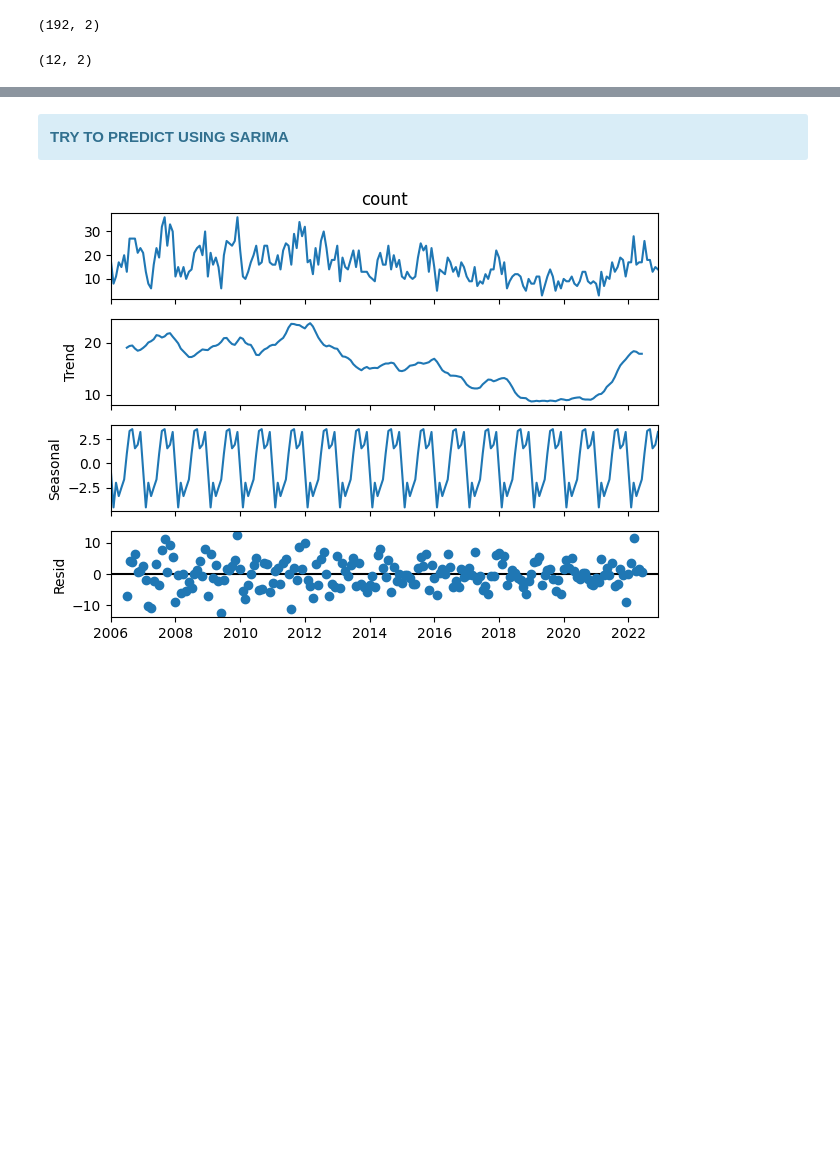
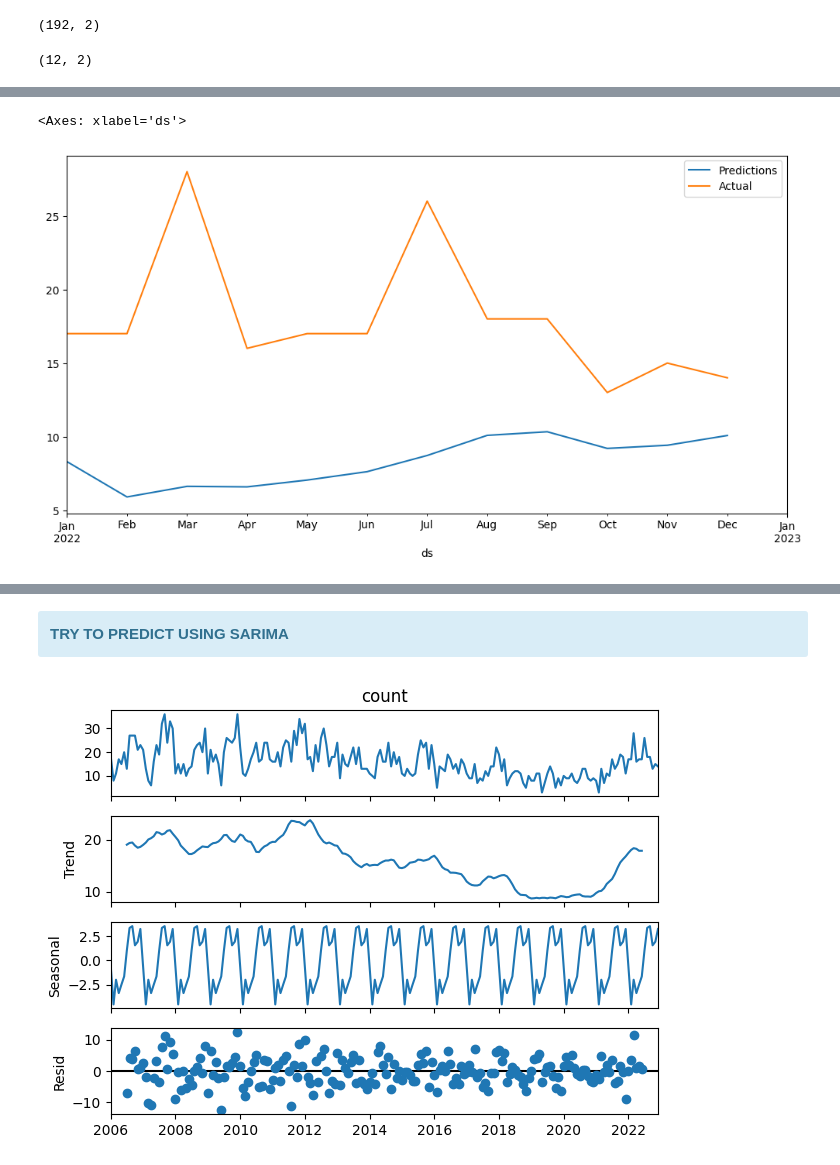
Before and after one commit to mottibz/NYC_Crimes_Predictions, a Jupyter notebook: nypd_crime_predictions.ipynb, the cells around one changed output, grey strips where cells are left out. Saved outputs shown, nothing was run; the diff lists cells and outputs as text; code cells hidden in the pictures; blank space fills up the shorter version.

```diff
--- a/nypd_crime_predictions.ipynb
+++ b/nypd_crime_predictions.ipynb
@@ -401,0 +401,8 @@ forecast = m.predict(future)
+# %%
+# Focus on the predicted timeframe
+
+ax = forecast.plot(x='ds', y='yhat', label='Predictions', legend=True, figsize=(12, 6))
+test.plot(x='ds', y='y', label='Actual', legend=True, ax=ax, xlim=('2022-01-01','2023-01-01'))
+# %% [output]
+<Axes: xlabel='ds'>
+[figure, added]
```
Also changed, not shown: parts of 50 cells of this notebook.
